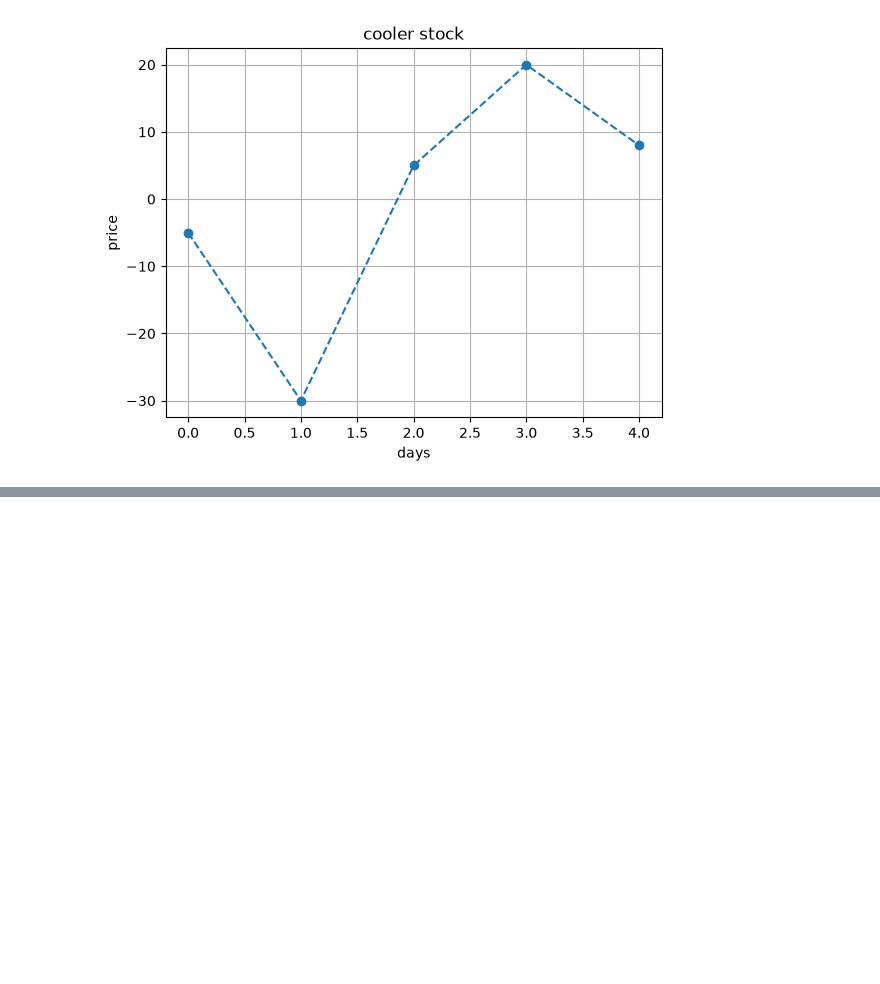
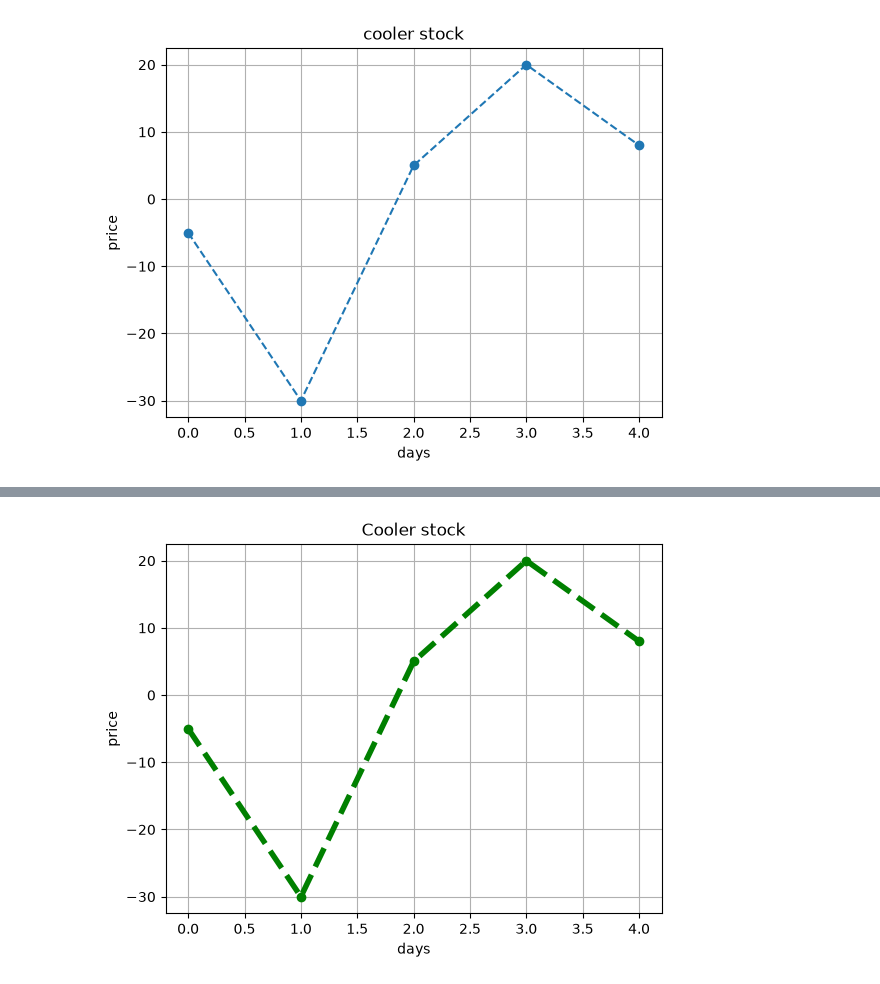
Before and after one commit to GustavArvidsson/python_gustav_AIU26, a Jupyter notebook: code_alongs/11_functions/functions.ipynb, the cells around one changed output, grey strips where cells are left out. Drawn from its saved outputs; the diff is of its cells as text; code cells hidden in the pictures; blank space fills up the shorter version.

```diff
--- a/code_alongs/11_functions/functions.ipynb
+++ b/code_alongs/11_functions/functions.ipynb
@@ -191,0 +192,5 @@ stock_plot(x, y, title="Cooler stock", linewidth=4, linestyle="--")
+# %%
+#easy way to call the function with keyword arguments
+stock_plot(x, y, title="Cooler stock", linewidth=4, linestyle="--", marker="o", color="green")
+# %% [output]
+[figure, added]
```
Also changed, not shown: parts of 1 cell of this notebook, 3 other files.
